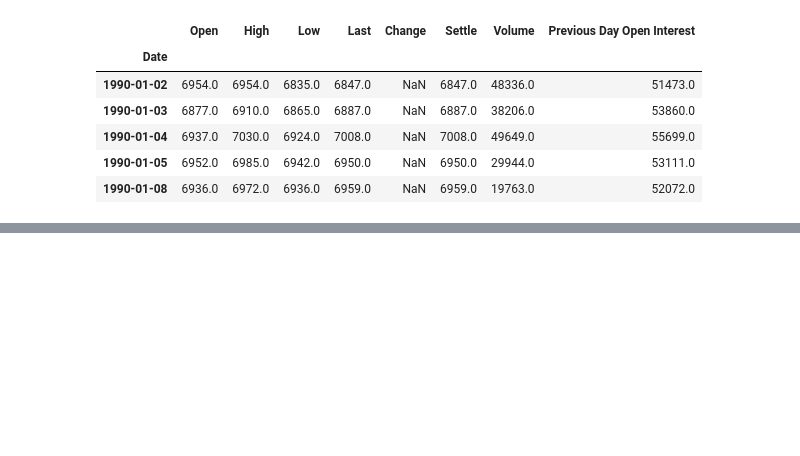
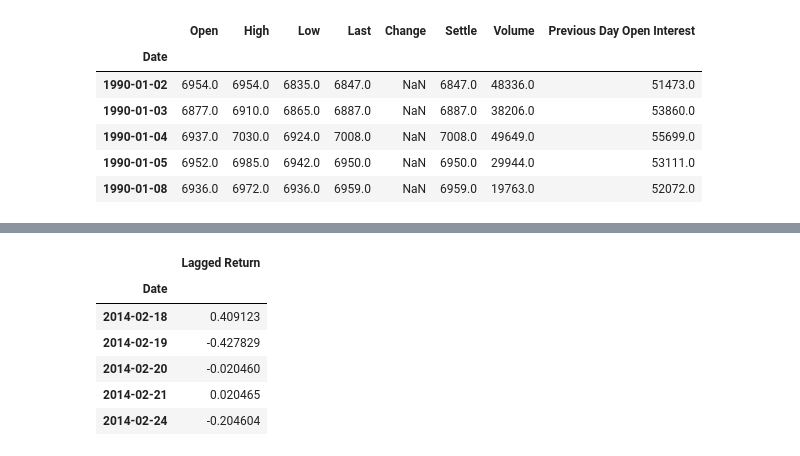
Before and after one commit to mdschulz1973/HW_Unit10_Time_Series, a Jupyter notebook: md_regression_analysis.ipynb, the cells around one changed output, grey strips where cells are left out. Saved outputs shown, nothing was run; the diff lists cells and outputs as text; code cells hidden in the pictures; blank space fills up the shorter version.

```diff
--- a/md_regression_analysis.ipynb
+++ b/md_regression_analysis.ipynb
@@ -29,0 +52,11 @@ yen_futures.head()
+# %%
+X = yen_futures['Lagged Return'].to_frame()
+X.head()
+# %% [output]
+|  | Lagged Return |
+| Date |  |
+| 2014-02-18 | 0.409123 |
+| 2014-02-19 | -0.427829 |
+| 2014-02-20 | -0.020460 |
+| 2014-02-21 | 0.020465 |
+| 2014-02-24 | -0.204604 |
```
Also changed, not shown: parts of 3 cells of this notebook.
